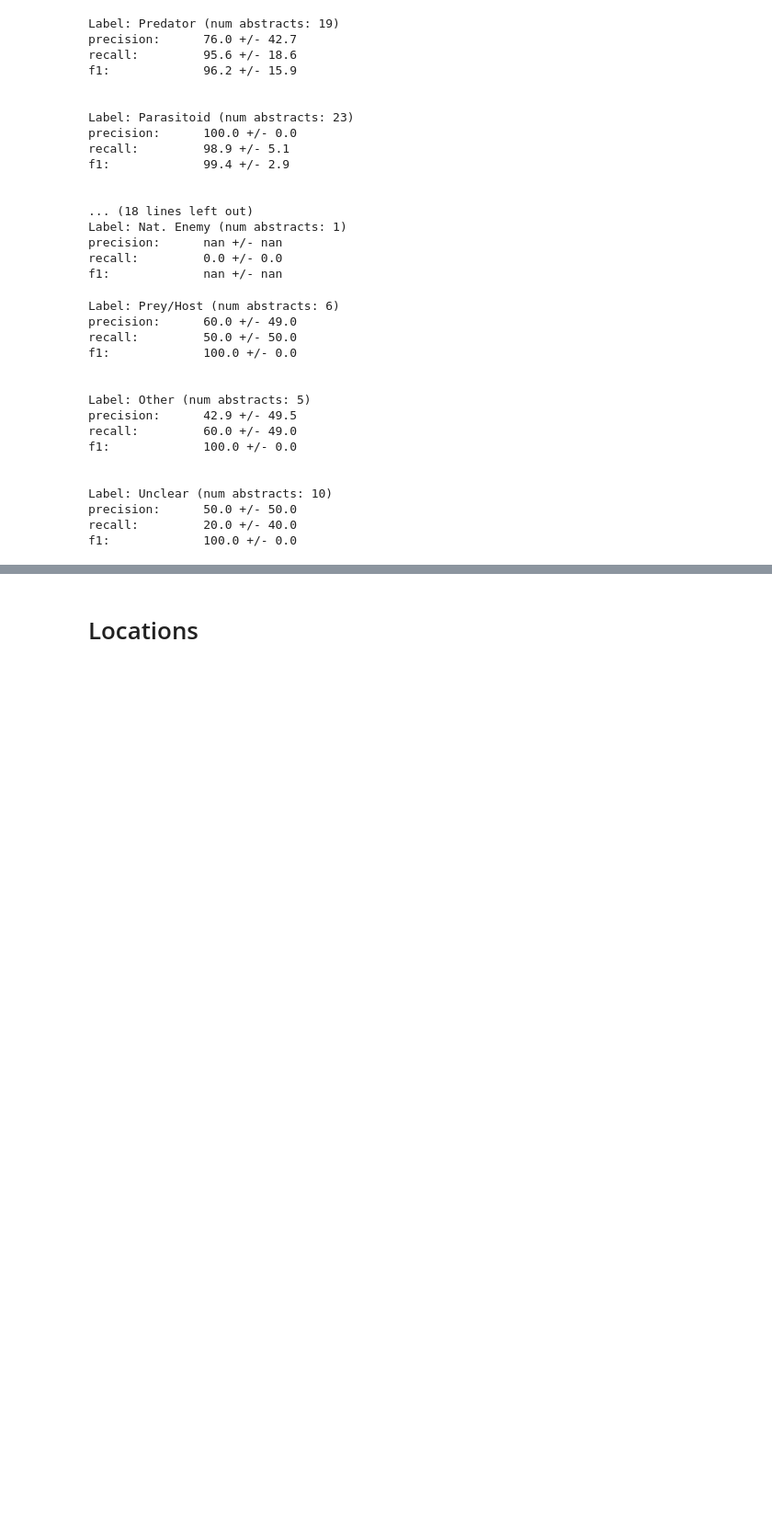
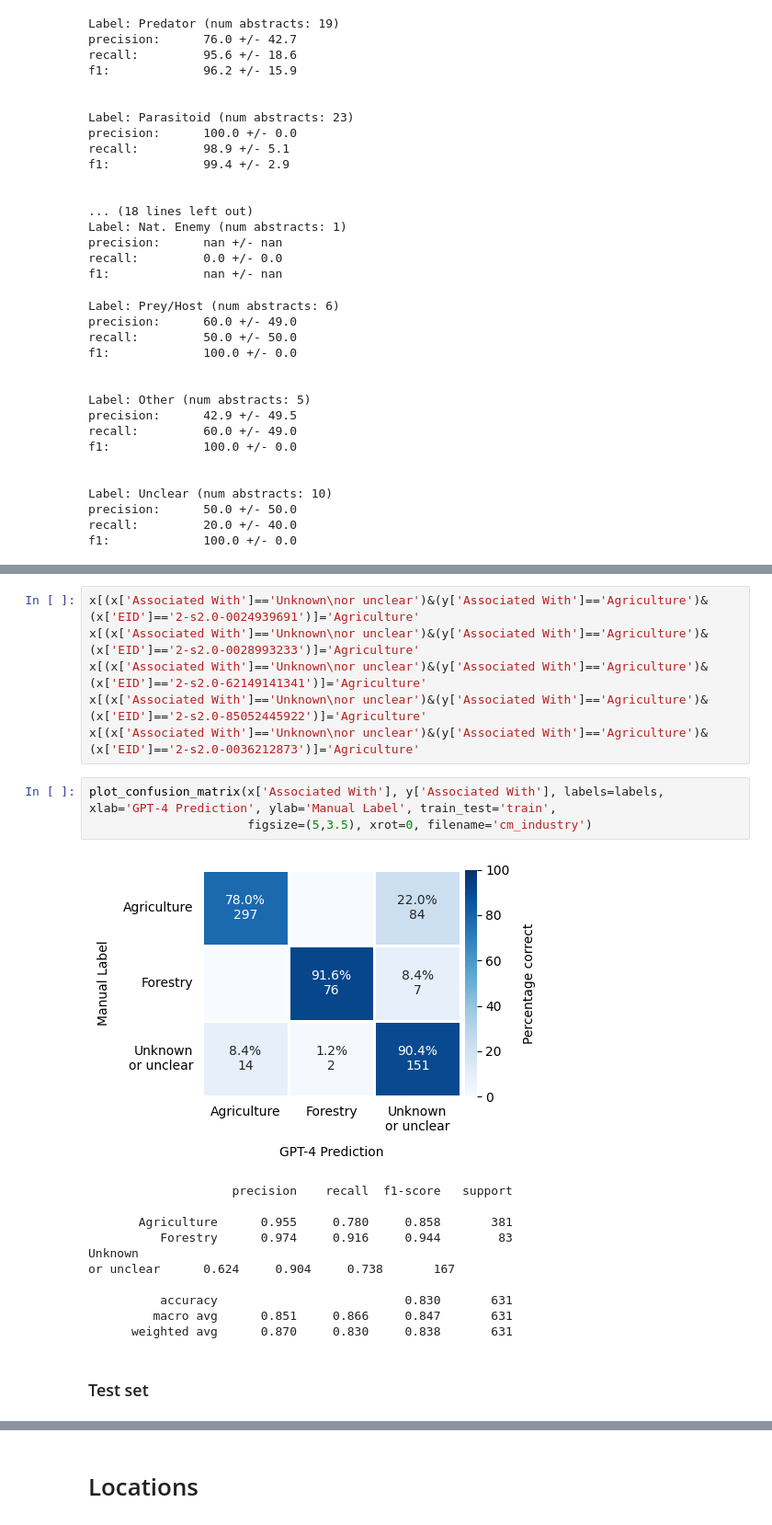
Before and after one commit to dscheepens/GPT4-pest-controllers, a Jupyter notebook: notebook_complete.ipynb, the cells around one changed output, grey strips where cells are left out. Shown at 92% size. Cells and saved outputs as stored; diff of their text form; blank space fills up the shorter version.

```diff
--- a/notebook_complete.ipynb
+++ b/notebook_complete.ipynb
@@ -1029,0 +1270,23 @@ f1:             100.0 +/- 0.0
+# %%
+x[(x['Associated With']=='Unknown\nor unclear')&(y['Associated With']=='Agriculture')&(x['EID']=='2-s2.0-0024939691')]='Agriculture'
+x[(x['Associated With']=='Unknown\nor unclear')&(y['Associated With']=='Agriculture')&(x['EID']=='2-s2.0-0028993233')]='Agriculture'
+x[(x['Associated With']=='Unknown\nor unclear')&(y['Associated With']=='Agriculture')&(x['EID']=='2-s2.0-62149141341')]='Agriculture'
+x[(x['Associated With']=='Unknown\nor unclear')&(y['Associated With']=='Agriculture')&(x['EID']=='2-s2.0-85052445922')]='Agriculture'
+x[(x['Associated With']=='Unknown\nor unclear')&(y['Associated With']=='Agriculture')&(x['EID']=='2-s2.0-0036212873')]='Agriculture'
+# %%
+plot_confusion_matrix(x['Associated With'], y['Associated With'], labels=labels, xlab='GPT-4 Prediction', ylab='Manual Label', train_test='train',
+                      figsize=(5,3.5), xrot=0, filename='cm_industry')
+# %% [output]
+[figure, added]
+                    precision    recall  f1-score   support
+
+       Agriculture      0.955     0.780     0.858       381
+          Forestry      0.974     0.916     0.944        83
+Unknown
+or unclear      0.624     0.904     0.738       167
+
+          accuracy                          0.830       631
+         macro avg      0.851     0.866     0.847       631
+      weighted avg      0.870     0.830     0.838       631
+# %% [markdown]
+### Test set
```
Also changed, not shown: parts of 36 cells of this notebook.
